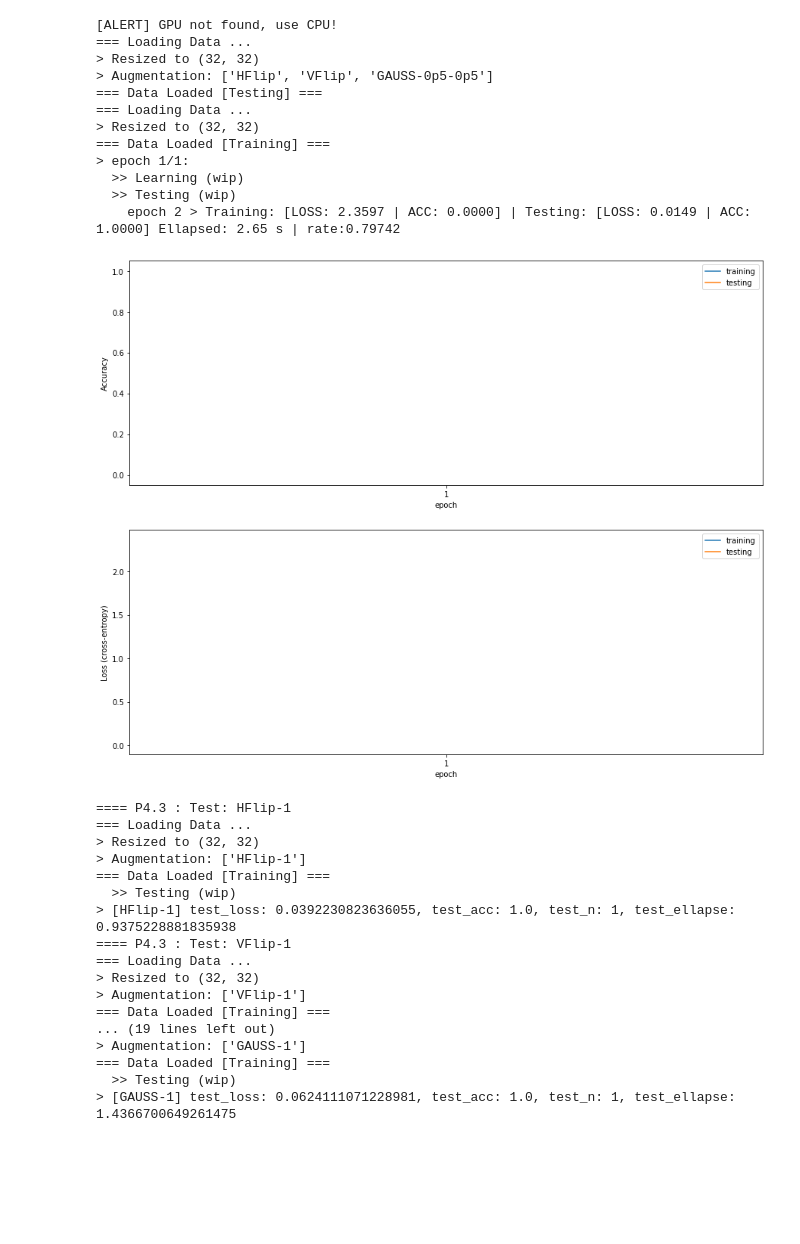
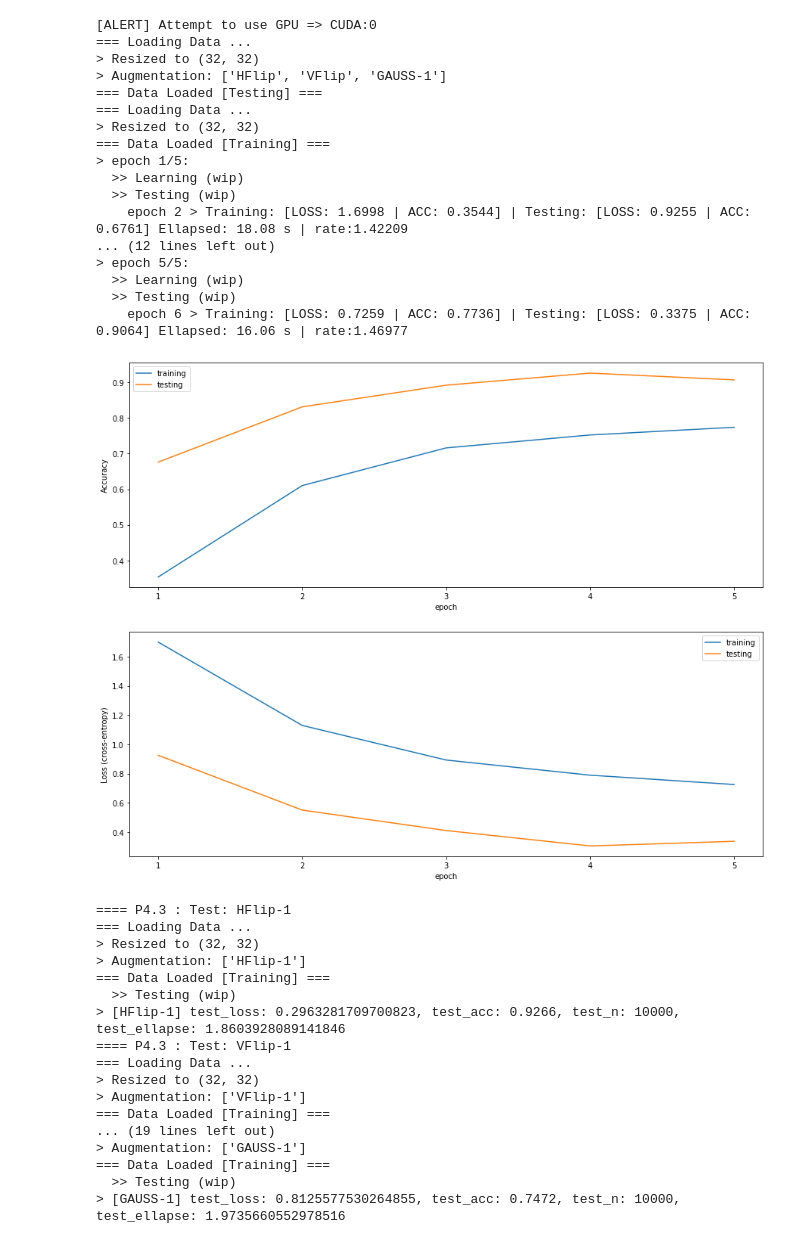
Before and after one commit to jaku-jaku/my_undergrad_course_works, a Jupyter notebook: CS 480/A4 Package/My Solution/src_code/main.ipynb, the cells around one changed output. Drawn from its saved outputs; the diff is of its cells as text; code cells hidden in the pictures; blank space fills up the shorter version.

```diff
--- a/CS 480/A4 Package/My Solution/src_code/main.ipynb
+++ b/CS 480/A4 Package/My Solution/src_code/main.ipynb
@@ -55,38 +77,43 @@ model1 = a4_ex1_solution.solve_a4_ex1(
 # %%
 # Augmented Trial
-model2 = a4_ex1_solution.solve_a4_ex1(
+a4_ex1_solution.solve_a4_ex1(
     # USER DEFINE: ----- ----- ----- ----- ----- ----- ----- ----- ----- #
     TOTA_NUM_EPOCHS = NUM_EPOCH,
     LEARNING_RATE   = LEARNING_RATE,
     BATCH_SIZE      = BATCH_SIZE,
     MAX_SAMPLES     = MAX_SAMPLES, # Default: None => all data
     # const:
     OUT_DIR_E1      = "output/E1",
     IMG_SIZE        = (32, 32),
     VERBOSE_LEVEL   = a4_lib.VerboseLevel.HIGH,
-    TRAINING_AUG    = ["HFlip", "VFlip", "GAUSS-0p5-0p5"],
+    TRAINING_AUG    = ["HFlip", "VFlip", "GAUSS-1"],
 )
 # %% [output]
-[ALERT] GPU not found, use CPU!
+[ALERT] Attempt to use GPU => CUDA:0
 === Loading Data ...
 > Resized to (32, 32)
-> Augmentation: ['HFlip', 'VFlip', 'GAUSS-0p5-0p5']
+> Augmentation: ['HFlip', 'VFlip', 'GAUSS-1']
 === Data Loaded [Testing] ===
 === Loading Data ...
 > Resized to (32, 32)
 === Data Loaded [Training] ===
-> epoch 1/1:
+> epoch 1/5:
   >> Learning (wip)
   >> Testing (wip)
-    epoch 2 > Training: [LOSS: 2.3597 | ACC: 0.0000] | Testing: [LOSS: 0.0149 | ACC: 1.0000] Ellapsed: 2.65 s | rate:0.79742
+    epoch 2 > Training: [LOSS: 1.6998 | ACC: 0.3544] | Testing: [LOSS: 0.9255 | ACC: 0.6761] Ellapsed: 18.08 s | rate:1.42209
+... (12 lines left out)
+> epoch 5/5:
+  >> Learning (wip)
+  >> Testing (wip)
+    epoch 6 > Training: [LOSS: 0.7259 | ACC: 0.7736] | Testing: [LOSS: 0.3375 | ACC: 0.9064] Ellapsed: 16.06 s | rate:1.46977
-[figure, old version]
+[figure, new version]
 ==== P4.3 : Test: HFlip-1
 === Loading Data ...
 > Resized to (32, 32)
 > Augmentation: ['HFlip-1']
 === Data Loaded [Training] ===
   >> Testing (wip)
-> [HFlip-1] test_loss: 0.0392230823636055, test_acc: 1.0, test_n: 1, test_ellapse: 0.9375228881835938
+> [HFlip-1] test_loss: 0.2963281709700823, test_acc: 0.9266, test_n: 10000, test_ellapse: 1.8603928089141846
 ==== P4.3 : Test: VFlip-1
 === Loading Data ...
 > Resized to (32, 32)
@@ -96,4 +123,4 @@ model2 = a4_ex1_solution.solve_a4_ex1(
 > Augmentation: ['GAUSS-1']
 === Data Loaded [Training] ===
   >> Testing (wip)
-> [GAUSS-1] test_loss: 0.0624111071228981, test_acc: 1.0, test_n: 1, test_ellapse: 1.4366700649261475
+> [GAUSS-1] test_loss: 0.8125577530264855, test_acc: 0.7472, test_n: 10000, test_ellapse: 1.9735660552978516
```
Also changed, not shown: parts of 3 cells of this notebook, 2 other files.
